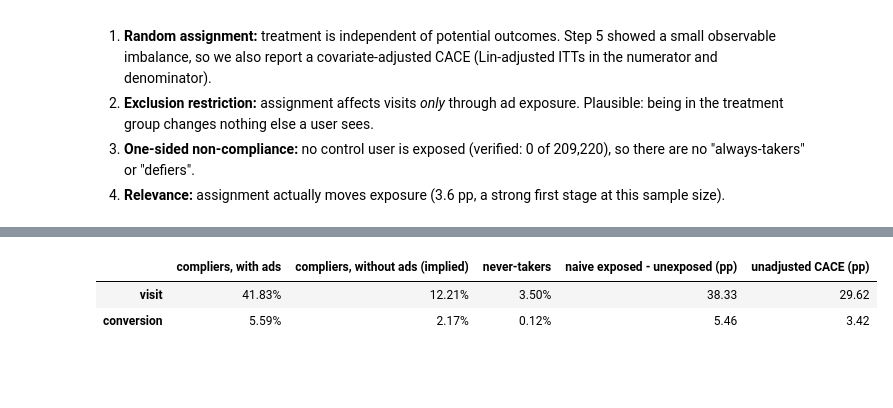
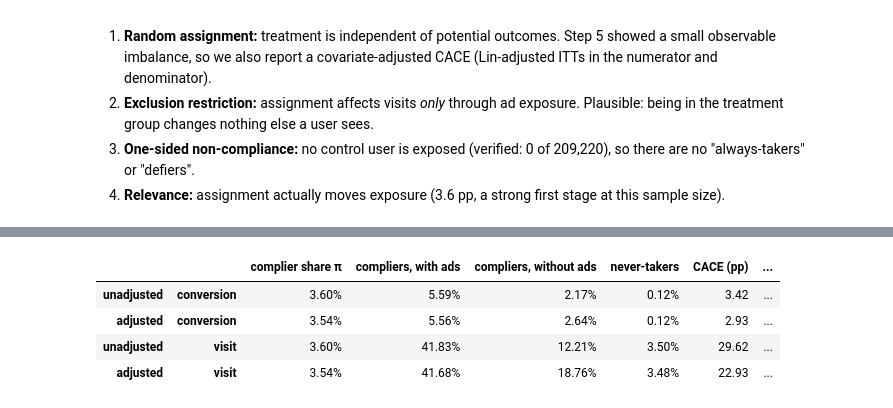
Before and after one commit to mehwishahmed/criteo-ad-incrementality, a Jupyter notebook: notebooks/analysis.ipynb, the cells around one changed output, grey strips where cells are left out. Saved outputs shown, nothing was run; the diff lists cells and outputs as text; code cells hidden in the pictures; blank space fills up the shorter version.

```diff
--- a/notebooks/analysis.ipynb
+++ b/notebooks/analysis.ipynb
@@ -430,17 +507,20 @@ for m in OUTCOMES:
     w = compliance.wald_cace(df, m)
     b = compliance.bootstrap_cace(df, m, n_boot=1000, seed=42)
     a = compliance.adjusted_cace(df, m, FEATURES)
-    y1 = compliance.complier_means(df, m)["compliers_with_ads"]
-    for label, r, lo, hi in [("unadjusted (Wald, bootstrap CI)", w, b["ci_low"], b["ci_high"]),
-                             ("Lin-adjusted (IV-linearized CI)", a, a["ci_low"], a["ci_high"])]:
+    raw = compliance.complier_means(df, m)
+    adjm = compliance.adjusted_complier_means(df, m, FEATURES)
+    # Each relative CACE uses a baseline from the *same* model as its CACE
+    for label, r, lo, hi, base in [
+            ("unadjusted (Wald, bootstrap CI)", w, b["ci_low"], b["ci_high"], raw["compliers_without_ads"]),
+            ("Lin-adjusted (IV-linearized CI)", a, a["ci_low"], a["ci_high"], adjm["compliers_without_ads"])]:
         cace_rows.append({"metric": m, "estimator": label,
                           "ITT on outcome (pp)": r["itt_outcome"] * 100,
                           "ITT on exposure (pp)": r["itt_exposure"] * 100,
                           "CACE (pp)": r["cace"] * 100,
                           "CACE 95% CI (pp)": f"[{lo*100:.2f}, {hi*100:.2f}]",
-                          # compliers' rate with ads is observed; without ads = with ads - CACE
-                          "CACE relative": r["cace"] / (y1 - r["cace"])})
+                          "complier no-ad baseline": base,
+                          "CACE relative": r["cace"] / base})
 cace = pd.DataFrame(cace_rows).set_index(["metric", "estimator"])
-cace.style.format({"ITT on outcome (pp)": "{:.3f}", "ITT on exposure (pp)": "{:.2f}",
-                   "CACE (pp)": "{:.2f}", "CACE relative": "{:+.0%}"})
+cace.style.format({"ITT on outcome (pp)": "{:.3f}", "ITT on exposure (pp)": "{:.2f}", "CACE (pp)": "{:.2f}",
+                   "complier no-ad baseline": "{:.2%}", "CACE relative": "{:+.0%}"})
 # %% [output]
@@ -458,14 +544,21 @@ mix of compliers (3.6%) and never-takers, and never-takers' rate is observed in
 # %%
-cm = pd.DataFrame({m: compliance.complier_means(df, m) for m in OUTCOMES}).T
-cm_display = pd.DataFrame({
-    "compliers, with ads": cm["compliers_with_ads"].map("{:.2%}".format),
-    "compliers, without ads (implied)": cm["compliers_without_ads"].map("{:.2%}".format),
-    "never-takers": cm["never_takers"].map("{:.2%}".format),
-    "naive exposed - unexposed (pp)": (cm["naive_exposed_vs_unexposed"] * 100).map("{:.2f}".format),
-    "unadjusted CACE (pp)": [f"{compliance.wald_cace(df, m)['cace']*100:.2f}" for m in OUTCOMES],
+dec = pd.DataFrame({
+    ("unadjusted", m): {**compliance.complier_means(df, m), "cace": compliance.wald_cace(df, m)["cace"]} for m in OUTCOMES
+} | {
+    ("adjusted", m): compliance.adjusted_complier_means(df, m, FEATURES) for m in OUTCOMES
+}).T.sort_index(level=1, sort_remaining=False)
+dec["cace_relative"] = dec["compliers_with_ads"] / dec["compliers_without_ads"] - 1
+pd.DataFrame({
+    "complier share π": dec["complier_share"].map("{:.2%}".format),
+    "compliers, with ads": dec["compliers_with_ads"].map("{:.2%}".format),
+    "compliers, without ads": dec["compliers_without_ads"].map("{:.2%}".format),
+    "never-takers": dec["never_takers"].map("{:.2%}".format),
+    "CACE (pp)": (dec["cace"].astype(float) * 100).map("{:.2f}".format),
+    "CACE relative": dec["cace_relative"].map("{:+.0%}".format),
 })
-cm_display
 # %% [output]
-|  | compliers, with ads | compliers, without ads (implied) | never-takers | naive exposed - unexposed (pp) | unadjusted CACE (pp) |
-| visit | 41.83% | 12.21% | 3.50% | 38.33 | 29.62 |
-| conversion | 5.59% | 2.17% | 0.12% | 5.46 | 3.42 |
+|  |  | complier share π | compliers, with ads | compliers, without ads | never-takers | CACE (pp) | ... |
+| unadjusted | conversion | 3.60% | 5.59% | 2.17% | 0.12% | 3.42 | ... |
+| adjusted | conversion | 3.54% | 5.56% | 2.64% | 0.12% | 2.93 | ... |
+| unadjusted | visit | 3.60% | 41.83% | 12.21% | 3.50% | 29.62 | ... |
+| adjusted | visit | 3.54% | 41.68% | 18.76% | 3.48% | 22.93 | ... |
```
Also changed, not shown: parts of 10 cells of this notebook, 2 other files.
